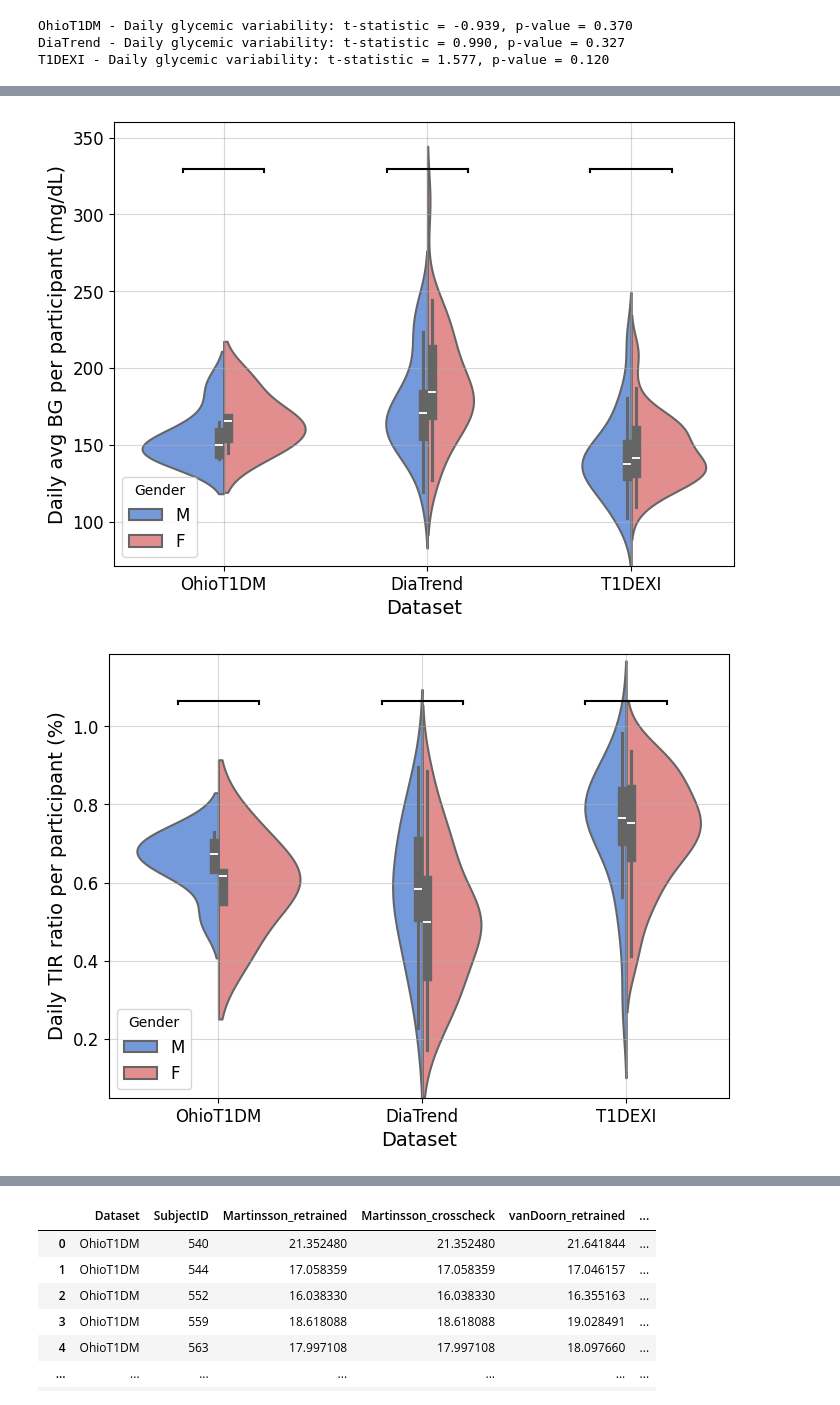
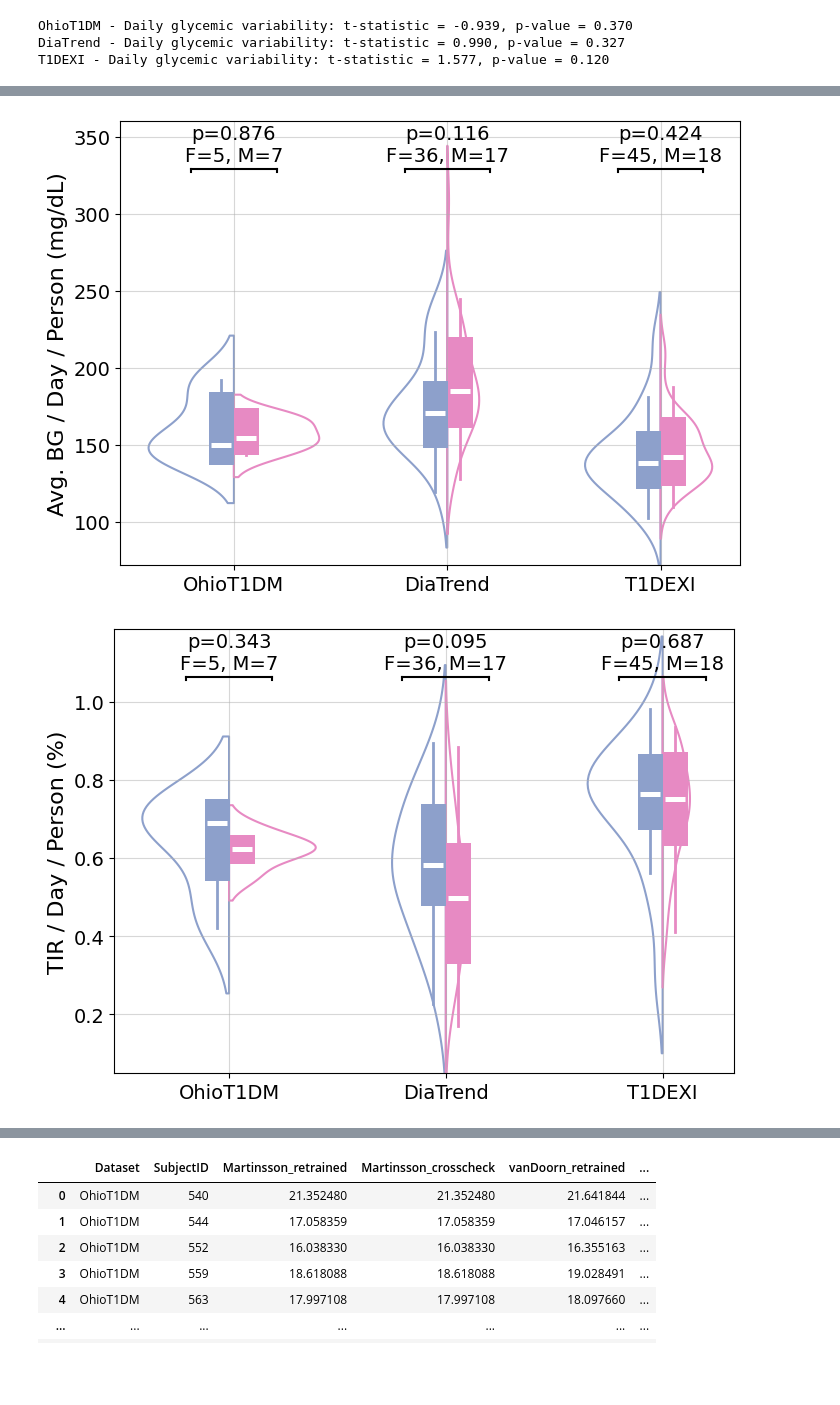
Before and after one commit to Augmented-Health-Lab/ReproGenBG_ML4H, a Jupyter notebook: ResultCalculation/result_summary.ipynb, the cells around one changed output, grey strips where cells are left out. Saved outputs shown, nothing was run; the diff lists cells and outputs as text; code cells hidden in the pictures; blank space fills up the shorter version.

Commit message:
add new result figures

```diff
--- a/ResultCalculation/result_summary.ipynb
+++ b/ResultCalculation/result_summary.ipynb
@@ -938,9 +1056,9 @@ from scipy.stats import mannwhitneyu
 demographics = pd.read_csv('demographics.csv')
 
 demographics.rename(columns={
-    'AVE CGM (daily avg)': 'Daily avg BG per participant (mg/dL)',
-    'TIR ratio': 'Daily TIR ratio per participant (%)',
-    'Gly var (daily std)': 'Daily GV per participant (mg/dL)'
+    'AVE CGM (daily avg)': 'Avg. BG / Day / Person (mg/dL)',
+    'TIR ratio': 'TIR / Day / Person (%)',
+    'Gly var (daily std)': 'Glycemic Variability / Day / Person'
 }, inplace=True)
 
 # Separate the DataFrame into three sub-DataFrames by dataset type
@@ -969,24 +1087,27 @@ def perform_mann_whitney_u_test(data, column_name):
 # Create a half-half violin plot for each specified column by gender and dataset
 def create_grouped_violin_plot(column_name):
     plt.figure(figsize=(8, 6))
-
+    set2color = sns.color_palette("Set2")
     # Create the split violin plot
-    sns.violinplot(
+    ax = sns.violinplot(
         x='Dataset',
         y=column_name,
         hue='Gender',
         data=combined_df,
         split=True,
-        palette={'F': 'lightcoral', 'M': 'cornflowerblue'},
-        linewidth=1.5
+        palette={'F': set2color[3], 'M': set2color[2]},
+        linewidth=1.5,
+        fill=False,
+        inner_kws=dict(box_width=18, whis_width=2)
+
     )
-
+    ax.legend_.remove()  # Remove the legend
     # Add labels
-    plt.xlabel('Dataset', fontsize=14)
-    plt.ylabel(column_name, fontsize=14)
-    plt.xticks(fontsize=12)
-    plt.yticks(fontsize=12)
-    plt.legend(title='Gender', fontsize=12)
+    plt.xlabel("")
+    plt.ylabel(column_name, fontsize=16)
+    plt.xticks(fontsize=14)
+    plt.yticks(fontsize=14)
+    # plt.legend(title='Gender', fontsize=14)
     plt.grid(alpha=0.5)
 
     # Get the y-axis limits for consistent annotation placement
@@ -1002,36 +1123,35 @@ def create_grouped_violin_plot(column_name):
 
     for i, dataset in enumerate(combined_df['Dataset'].unique()):
         data = combined_df[combined_df['Dataset'] == dataset]
         u_stat, p_value = perform_mann_whitney_u_test(data, column_name)
 
         # Get counts for M and F
         count_f = data[data['Gender'] == 'F'].shape[0]
         count_m = data[data['Gender'] == 'M'].shape[0]
 
         if p_value is not None:
             # Draw a horizontal bracket
             bracket_height = y_max + offset * 2
             bracket_bottom = bracket_height - offset * 0.2
 
             # Horizontal line
             plt.plot([i - 0.2, i + 0.2], [bracket_height, bracket_height], color='black', lw=1.5)
             # Left vertical line
             plt.plot([i - 0.2, i - 0.2], [bracket_bottom, bracket_height], color='black', lw=1.5)
             # Right vertical line
             plt.plot([i + 0.2, i + 0.2], [bracket_bottom, bracket_height], color='black', lw=1.5)
 
             # Annotate p-value and counts above the bracket
-            # text = f'p={p_value:.3f}\nF={count_f}, M={count_m}'
-            # plt.text(i, bracket_height + offset * 0.5, text, ha='center', fontsize=12, color='black')
+            text = f'p={p_value:.3f}\nF={count_f}, M={count_m}'
+            plt.text(i, bracket_height + offset * 0.5, text, ha='center', fontsize=14, color='black')
 
     # Show the plot
     plt.show()
 
 # Create grouped violin plots and perform Mann-Whitney U tests for the specified columns
-columns = ['Daily avg BG per participant (mg/dL)', 'Daily TIR ratio per participant (%)', 'Daily GV per participant (mg/dL)']
-
+columns = ['Avg. BG / Day / Person (mg/dL)', 'TIR / Day / Person (%)', 'Glycemic Variability / Day / Person']
 for column in columns:
     create_grouped_violin_plot(column)
 # %% [output]
-[figure, old version]
+[figure, new version]
-[figure, old version]
+[figure, new version]
```
Also changed, not shown: parts of 6 cells of this notebook, 6 other files.
